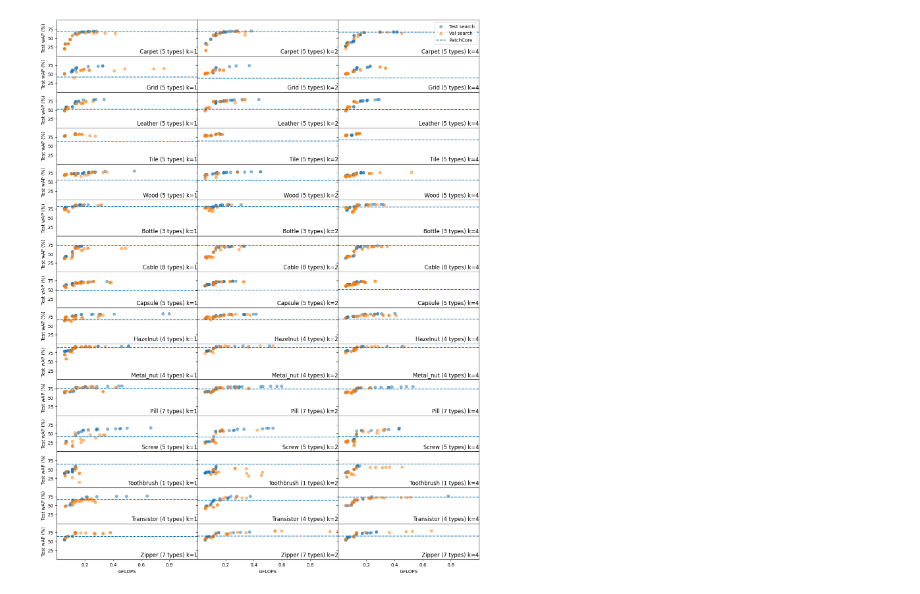
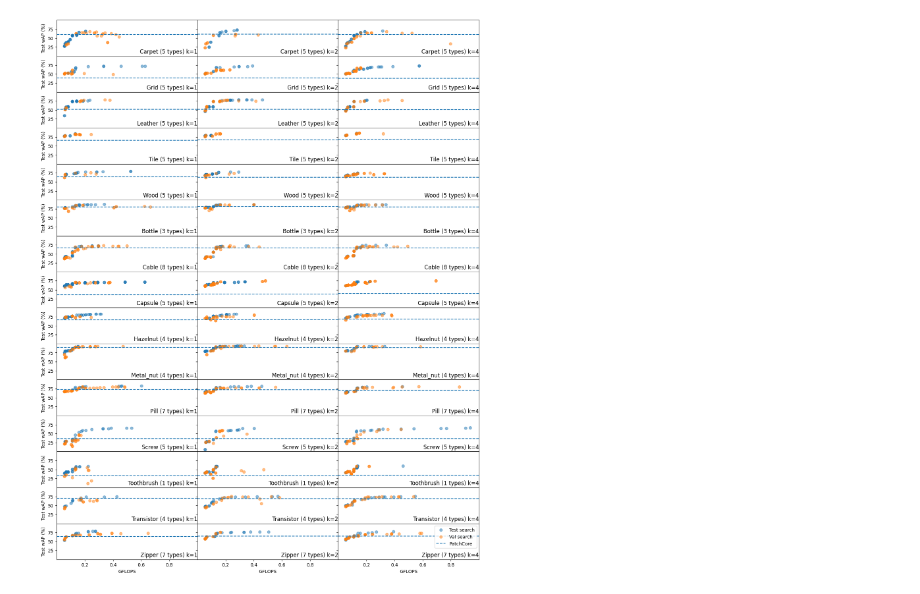
Before and after one commit to tommiekerssies/AutoPatch, a Jupyter notebook: results.ipynb, the cells around one changed output. Drawn from its saved outputs; the diff is of its cells as text; code cells hidden in the pictures.

```diff
--- a/results.ipynb
+++ b/results.ipynb
@@ -145,34 +156,0 @@ zipper k=4 test set: 77.2 +- 1.3 (0.60 +- 0.42)
-# %%
-from optuna.trial import FixedTrial
-
-k_4_wAP = []
-k_4_GFLOPS = []
-for category in categories:
-    datamodule = MVTecDataModule(dataset_dir="/dataB1/tommie_kerssies/MVTec", category=category, img_size=224, batch_size=391, k=4).setup()
-    supernet_trial = FixedTrial({
-        'stage_0_block': None,
-        'stage_0_expand_ratio': 6,
-        'stage_0_kernel_size': 7,
-        'stage_0_patch_size': 3,
-        'stage_1_block': 8,
-        'stage_1_expand_ratio': 6,
-        'stage_1_kernel_size': 7,
-        'stage_1_patch_size': 3,
-        'stage_2_block': None,
-        'stage_2_expand_ratio': 6,
-        'stage_2_kernel_size': 7,
-        'stage_2_patch_size': 3,
-        'stage_3_block': 16,
-        'stage_3_expand_ratio': 6,
-        'stage_3_kernel_size': 7,
-        'stage_3_patch_size': 3,
-        'stage_4_block': None,
-        'stage_4_expand_ratio': 6,
-        'stage_4_kernel_size': 7,
-        'stage_4_patch_size': 3,
-        'supernet_name': 'ofa_mbv3_d234_e346_k357_w1.2'
-    })
-    objectives = search.objective(supernet_trial, datamodule, dict(accelerator="gpu", devices=[5], enable_progress_bar=True), 224, return_patchcore=False)
-    k_4_wAP.append(supernet_trial.user_attrs["test_wAP"] * 100)
-    k_4_GFLOPS.append(objectives[0] / 1e9)
-    print(f"{category} k=4 test set: {k_4_wAP[-1]:.2f} ({k_4_GFLOPS[-1]:.2f})")
@@ -196,13 +158,14 @@ zipper k=4 test set: 55.02 (1.09)
 import matplotlib.pyplot as plt
 k_list = [1, 2, 4]
 num_types = [5, 5, 5, 5, 5, 3, 8, 5, 4, 4, 7, 5, 1, 4, 7]
-patchcore_baselines = [[.678, .420, .522, .631, .552, .813, .735, .478, .665, .898, .759, .419, .647, .664, .638], [.676, .386, .521, .639, .544, .815, .735, .500, .665, .897, .734, .410, .649, .651, .646], [.664, .394, .507, .665, .546, .807, .735, .511, .686, .897, .734, .415, .656, .729, .652]]
+patchcore_baselines = [[0.5997576117515564, 0.3929395377635956, 0.5172891020774841, 0.6604946851730347, 0.636153519153595, 0.8081642389297485, 0.6672737002372742, 0.35833027958869934, 0.6666530966758728, 0.8983450531959534, 0.7295960187911987, 0.36510705947875977, 0.33493757247924805, 0.6988446116447449, 0.6415698528289795], [0.6075531840324402, 0.3912016451358795, 0.5178176164627075, 0.6669076085090637, 0.6299311518669128, 0.8124648928642273, 0.6639524698257446, 0.383198082447052, 0.6687524318695068, 0.8977358341217041, 0.7215025424957275, 0.35935840010643005, 0.3367730975151062, 0.6897060871124268, 0.6469941139221191], [0.5966348052024841, 0.3844696879386902, 0.5127370357513428, 0.6831071972846985, 0.6313714385032654, 0.810759425163269, 0.6644478440284729, 0.3955104649066925, 0.6875630617141724,  0.8911733031272888, 0.7105074524879456, 0.35898569226264954, 0.3484451472759247, 0.6971675157546997, 0.646364688873291]]
 fig, axs = plt.subplots(15, len(k_list), figsize=(16.54,21.25), sharex=True, sharey=True) #23.38
+seed = 1
 for i_k, k in enumerate(k_list):
     i = 0
     for category in categories:
-        few_study = studies[k][category]["few"][0]
-        full_study = studies[k][category]["full"][0]
+        few_study = studies[k][category]["few"][seed]
+        full_study = studies[k][category]["full"][seed]
         plot = axs[i, i_k]
         x_search_on_k = []
         y_search_on_k = []
@@ -211,32 +174,32 @@ for i_k, k in enumerate(k_list):
                 continue
             x_search_on_k.append(trial._get_values()[0])
             y_search_on_k.append(trial.user_attrs["test_wAP"])
 
         x_search_on_all = []
         y_search_on_all = []
         for trial in full_study:
             if "test_wAP" not in trial.user_attrs:
                 continue
             x_search_on_all.append(trial._get_values()[0])
             y_search_on_all.append(trial.user_attrs["test_wAP"])
 
         plot.scatter(x_search_on_all, y_search_on_all, label=f'Test search', alpha=0.5)
         plot.scatter(x_search_on_k, y_search_on_k, label=f'Val search', alpha=0.5)
         plot.axhline(y=patchcore_baselines[i_k][i], linestyle="--", label="PatchCore")
         plot.set_xlim((0, 1e9))
         plot.set_ylim((0, 1.0))
         if i == 14:
             plot.set_xlabel("GFLOPS")
         if i_k == 0:
             plot.set_ylabel("Test wAP (%)")
-        if k == k_list[-1] and i == 0:
+        if k == k_list[-1] and i == 14:
             plot.legend(loc="upper right")
         plot.set_title(f"{category.capitalize()} ({num_types[i]} types) k={k}", loc="right", y=0)
         plot.set_xticks([0.2 * 1e9, 0.4 * 1e9, 0.6 * 1e9, 0.8 * 1e9])
         plot.set_xticklabels([0.2, 0.4, 0.6, 0.8])
         plot.set_yticks([0.25, 0.5, 0.75])
         plot.set_yticklabels([25, 50, 75])
         i += 1
 fig.subplots_adjust(hspace=0, wspace=0)
 # %% [output]
-[figure, old version]
+[figure, new version]
```
Also changed, not shown: parts of 4 cells of this notebook, 10 other files.
